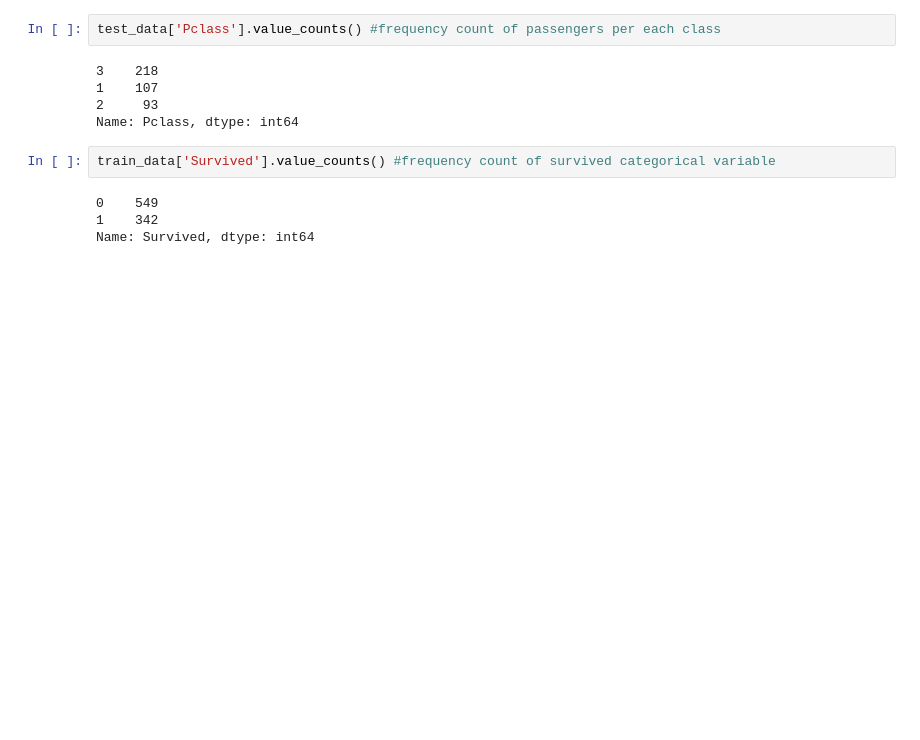
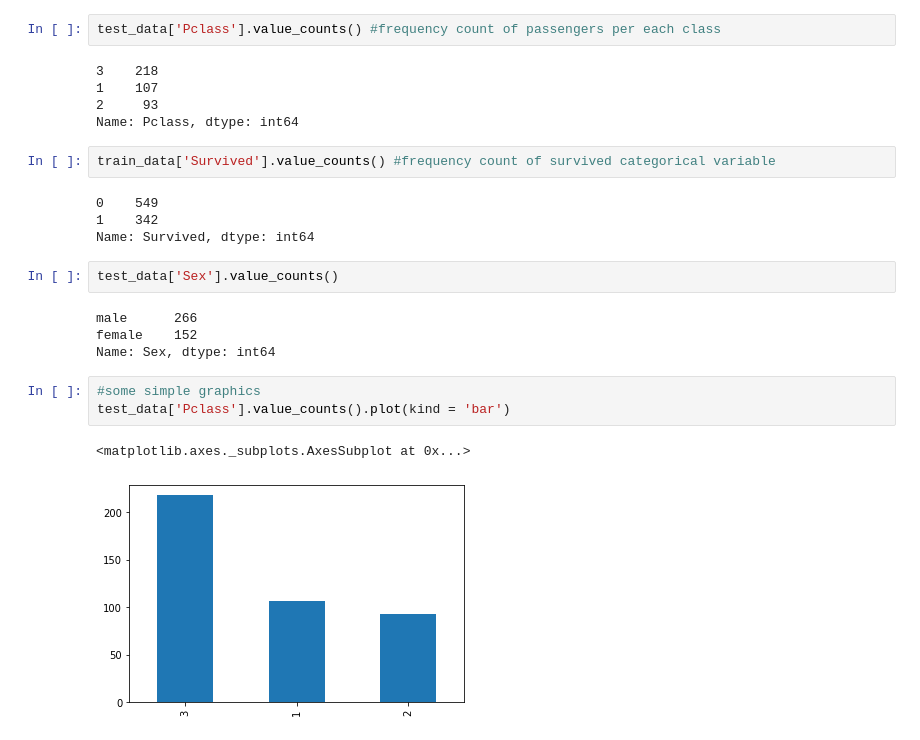
Before and after one commit to rikoprogrammer/Data-Science-Program, a Jupyter notebook: Descriptive statistics.ipynb, the cells around one changed output. Drawn from its saved outputs; the diff is of its cells as text; blank space fills up the shorter version.

```diff
--- a/Descriptive statistics.ipynb
+++ b/Descriptive statistics.ipynb
@@ -104,3 +113,15 @@ train_data['Survived'].value_counts() #frequency count of survived categorical v
 0    549
 1    342
 Name: Survived, dtype: int64
+# %%
+test_data['Sex'].value_counts()
+# %% [output]
+male      266
+female    152
+Name: Sex, dtype: int64
+# %%
+#some simple graphics
+test_data['Pclass'].value_counts().plot(kind = 'bar')
+# %% [output]
+<matplotlib.axes._subplots.AxesSubplot at 0x...>
+[figure, added]
```
Also changed, not shown: parts of 7 cells of this notebook.
